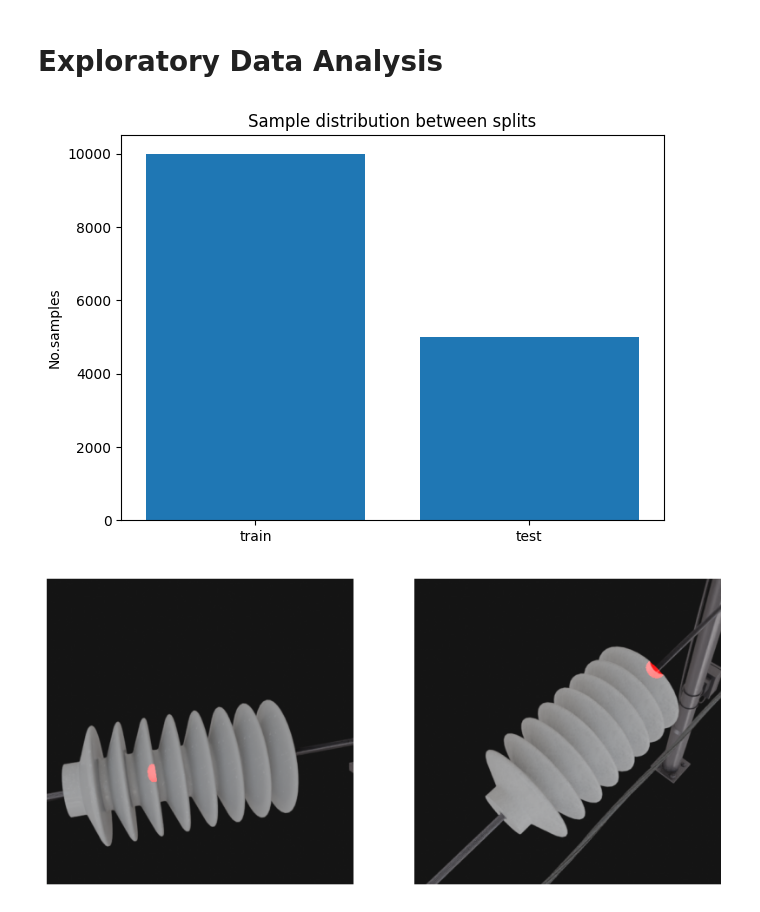
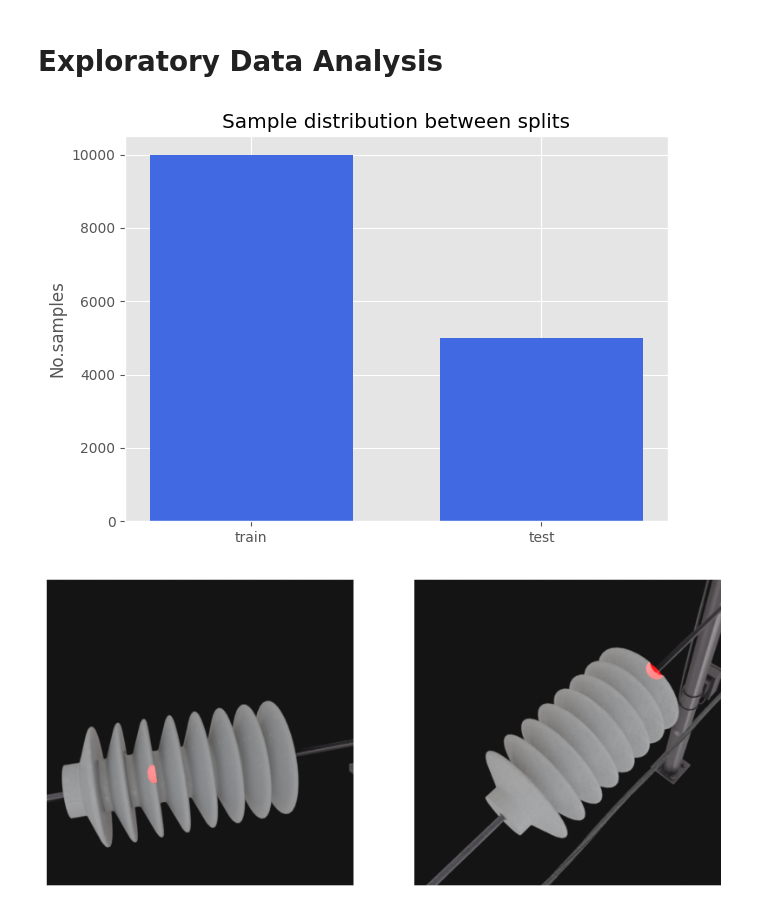
Before and after one commit to Khoi-Huynh13/MIAD---Electrical-Insulator, a Jupyter notebook: code_notebook.ipynb, the cells around one changed output. Drawn from its saved outputs; the diff is of its cells as text; code cells hidden in the pictures.

```diff
--- a/code_notebook.ipynb
+++ b/code_notebook.ipynb
@@ -12,0 +3,16 @@ from torch.utils.data import DataLoader, Subset
+# %%
+import torch
+import matplotlib.pyplot as plt
+import os
+import numpy as np
+import sklearn
+import rich
+
+from rich.progress import Progress
+from sklearn.model_selection import train_test_split
+from torchvision import datasets, transforms
+from torchinfo import summary
+from torch import nn
+from torch.utils.data import DataLoader, Subset
+
+plt.style.use('ggplot')
@@ -14,26 +25,26 @@ from torch.utils.data import DataLoader, Subset
 # Exploratory Data Analysis
 # %%
 # Check the sample distribution between train and test set
-DATA_PATH = r"C:\Users\X1 Carbon\MIAD---Electrical-Insulator\data"
+DATA_PATH = r"/content/data"
 sample_distribution = {}
 
 for split in ['train', 'test']:
     total_sample = 0
     FOLDER_PATH = os.path.join(DATA_PATH, split)
 
     for class_name in os.listdir(FOLDER_PATH):
         CLASS_PATH = os.path.join(FOLDER_PATH, class_name)
         total_sample += len(os.listdir(CLASS_PATH))
 
     sample_distribution[split] = total_sample
 
 # Plot the sample distribution
 plt.figure(figsize=(7, 5))
-plt.bar(sample_distribution.keys(), sample_distribution.values())
+plt.bar(sample_distribution.keys(), sample_distribution.values(), color='royalblue', width=0.7)
 plt.title("Sample distribution between splits")
 plt.ylabel("No.samples")
 plt.show()
 # %% [output]
-[figure, old version]
+[figure, new version]
 # %%
 # Display example images
```
Also changed, not shown: parts of 11 cells of this notebook, 2 other files.
